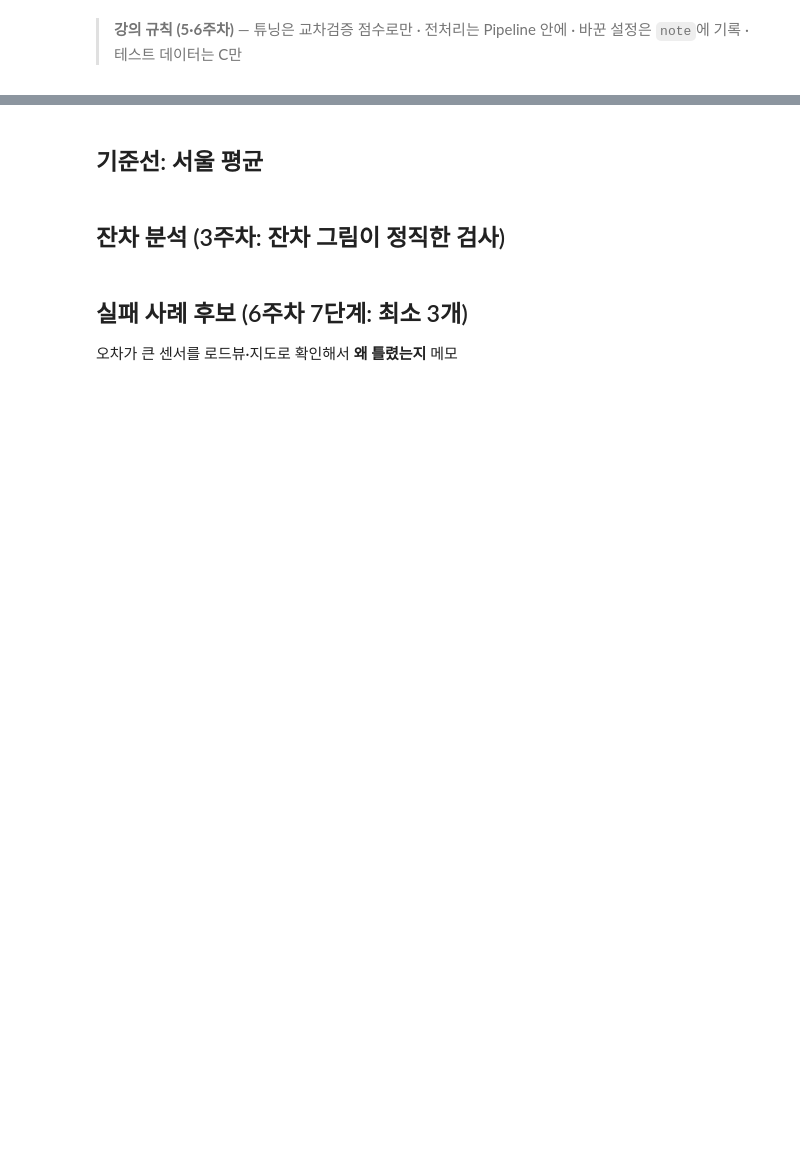
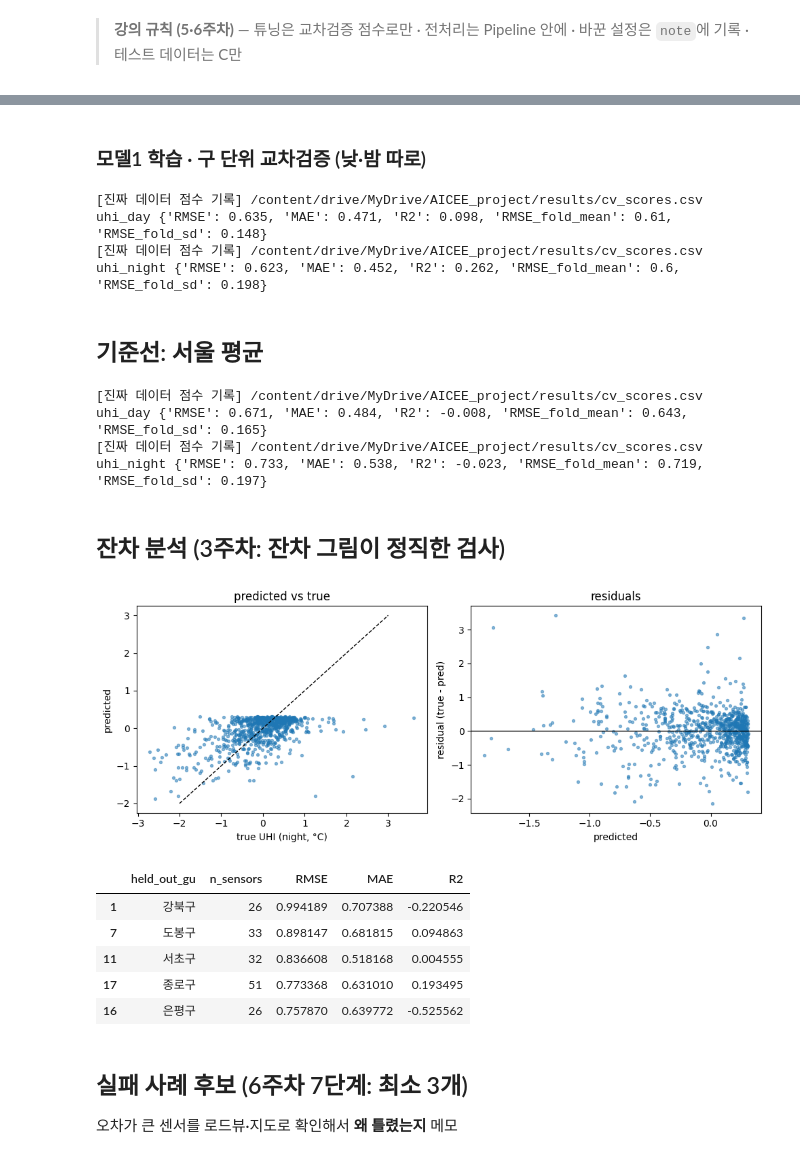
Before and after one commit to uhaeunn/AICEE_project_team14, a Jupyter notebook: notebooks/11_model1_linear_A.ipynb, the cells around one changed output, grey strips where cells are left out. Saved outputs shown, nothing was run; the diff lists cells and outputs as text; code cells hidden in the pictures; blank space fills up the shorter version.

```diff
--- a/notebooks/11_model1_linear_A.ipynb
+++ b/notebooks/11_model1_linear_A.ipynb
@@ -18,4 +18,4 @@ import sys
 sys.path.append(f'{BASE}/shared')
 RANDOM_STATE = 42
 
-USE_DUMMY = True   # ← 진짜 데이터 나오면 False로 바꾸기
+USE_DUMMY = False   # ← 진짜 데이터 나오면 False로 바꾸기
@@ -31,3 +45,5 @@ print(df.shape); df.head()
+# %% [markdown]
+### 모델1 학습 · 구 단위 교차검증 (낮·밤 따로)
 # %%
 from sklearn.linear_model import LinearRegression
 from sklearn.dummy import DummyRegressor
@@ -36,7 +52,7 @@ from sklearn.preprocessing import StandardScaler
 from evaluate import cv_by_district, save_cv_result, worst_sensors
 
 X_COLS = ['green_300']
-NOTE = ''   # ← 설정 바꿀 때마다 적기 (6주차: 시도한 모든 설정 기록)
+NOTE = '녹지 300m 하나 (최종)'   # ← 설정 바꿀 때마다 적기 (6주차: 시도한 모든 설정 기록)
 results = {}
 for target in TARGETS:
     model = make_pipeline(StandardScaler(), LinearRegression())
@@ -44,6 +60,11 @@ for target in TARGETS:
     save_cv_result('model1_LR', target, overall, BASE, note=NOTE)
     results[target] = (overall, per_gu, oof)
     print(target, {k: round(v, 3) for k, v in overall.items()})
+# %% [output]
+[진짜 데이터 점수 기록] /content/drive/MyDrive/AICEE_project/results/cv_scores.csv
+uhi_day {'RMSE': 0.635, 'MAE': 0.471, 'R2': 0.098, 'RMSE_fold_mean': 0.61, 'RMSE_fold_sd': 0.148}
+[진짜 데이터 점수 기록] /content/drive/MyDrive/AICEE_project/results/cv_scores.csv
+uhi_night {'RMSE': 0.623, 'MAE': 0.452, 'R2': 0.262, 'RMSE_fold_mean': 0.6, 'RMSE_fold_sd': 0.198}
 # %% [markdown]
 ## 기준선: 서울 평균
 # %%
@@ -51,21 +72,34 @@ for t in TARGETS:
     o, _, _ = cv_by_district(DummyRegressor(strategy='mean'), df[X_COLS], df[t], groups=df['gu'])
     save_cv_result('baseline_mean', t, o, BASE)
     print(t, {k: round(v, 3) for k, v in o.items()})
+# %% [output]
+[진짜 데이터 점수 기록] /content/drive/MyDrive/AICEE_project/results/cv_scores.csv
+uhi_day {'RMSE': 0.671, 'MAE': 0.484, 'R2': -0.008, 'RMSE_fold_mean': 0.643, 'RMSE_fold_sd': 0.165}
+[진짜 데이터 점수 기록] /content/drive/MyDrive/AICEE_project/results/cv_scores.csv
+uhi_night {'RMSE': 0.733, 'MAE': 0.538, 'R2': -0.023, 'RMSE_fold_mean': 0.719, 'RMSE_fold_sd': 0.197}
 # %% [markdown]
 ## 잔차 분석 (3주차: 잔차 그림이 정직한 검사)
 # %%
 import matplotlib.pyplot as plt
 overall, per_gu, oof = results['uhi_night']
 resid = df['uhi_night'] - oof
 fig, ax = plt.subplots(1, 2, figsize=(10, 4))
 ax[0].scatter(df['uhi_night'], oof, s=8, alpha=0.5); ax[0].plot([-2, 3], [-2, 3], 'k--', lw=1)
 ax[0].set_xlabel('true UHI (night, °C)'); ax[0].set_ylabel('predicted'); ax[0].set_title('predicted vs true')
 ax[1].scatter(oof, resid, s=8, alpha=0.5); ax[1].axhline(0, color='k', lw=1)
-ax[1].set_xlabel('predicted'); ax[1].set_ylabel('residual (true - pred)'); ax[1].set_title('residuals (3주차: 무늬가 보이면 모델이 놓친 것)')
+ax[1].set_xlabel('predicted'); ax[1].set_ylabel('residual (true - pred)'); ax[1].set_title('residuals')
 plt.tight_layout()
-# plt.savefig(f'{RESULTS}/X_fig1_residuals.png', dpi=200)
+plt.savefig(f'{RESULTS}/A_fig2_residuals.png', dpi=200)
 plt.show()
 per_gu.sort_values('RMSE', ascending=False).head()   # 어느 구에서 특히 틀리나 (부분집단 분석)
+# %% [output]
+[figure, added]
+|  | held_out_gu | n_sensors | RMSE | MAE | R2 |
+| 1 | 강북구 | 26 | 0.994189 | 0.707388 | -0.220546 |
+| 7 | 도봉구 | 33 | 0.898147 | 0.681815 | 0.094863 |
+| 11 | 서초구 | 32 | 0.836608 | 0.518168 | 0.004555 |
+| 17 | 종로구 | 51 | 0.773368 | 0.631010 | 0.193495 |
+| 16 | 은평구 | 26 | 0.757870 | 0.639772 | -0.525562 |
 # %% [markdown]
 ## 실패 사례 후보 (6주차 7단계: 최소 3개)
 오차가 큰 센서를 로드뷰·지도로 확인해서 **왜 틀렸는지** 메모
```
Also changed, not shown: parts of 17 cells of this notebook, 4 other files.
